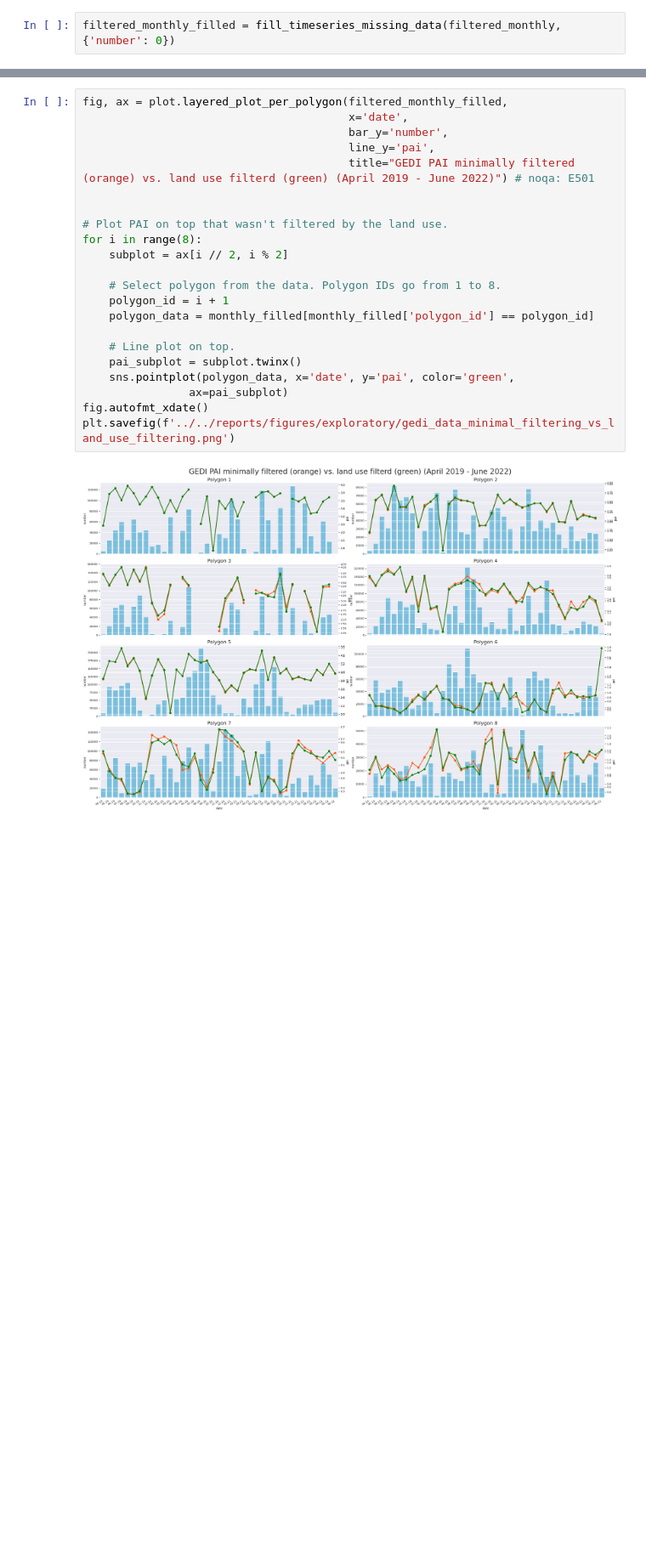
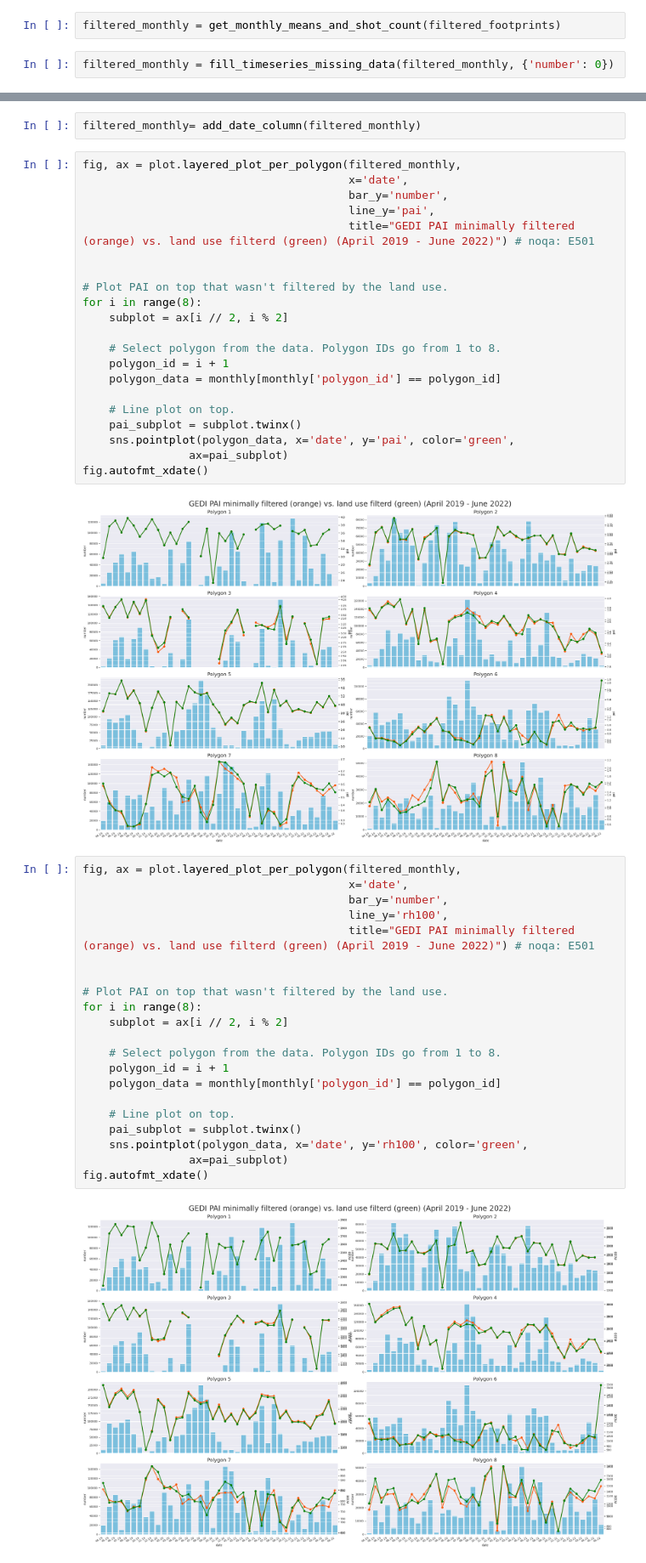
Before and after one commit to 4C-Guided-Team-Challenge/drought-with-gedi, a Jupyter notebook: notebooks/exploratory/GEDIDataAnalytics.ipynb, the cells around one changed output, grey strips where cells are left out. Shown at 85% size. Drawn from its saved outputs; the diff is of its cells as text; blank space fills up the shorter version.

Commit message:
Cleans up variable names and aggregates code in methods. Adds rh100 graph as well

```diff
--- a/notebooks/exploratory/GEDIDataAnalytics.ipynb
+++ b/notebooks/exploratory/GEDIDataAnalytics.ipynb
@@ -160,2 +161,4 @@ filtered_monthly = filtered_shot_distribution.join(filtered_aggregate_pai).reset
+# %%
+filtered_monthly = get_monthly_means_and_shot_count(filtered_footprints)
 # %%
-filtered_monthly_filled = fill_timeseries_missing_data(filtered_monthly, {'number': 0})
+filtered_monthly = fill_timeseries_missing_data(filtered_monthly, {'number': 0})
@@ -185,5 +165,7 @@ fig.autofmt_xdate()
+# %%
+filtered_monthly= add_date_column(filtered_monthly)
 # %%
-fig, ax = plot.layered_plot_per_polygon(filtered_monthly_filled,
+fig, ax = plot.layered_plot_per_polygon(filtered_monthly,
                                         x='date',
                                         bar_y='number',
                                         line_y='pai',
@@ -196,13 +178,35 @@ for i in range(8):
 
     # Select polygon from the data. Polygon IDs go from 1 to 8.
     polygon_id = i + 1
-    polygon_data = monthly_filled[monthly_filled['polygon_id'] == polygon_id]
+    polygon_data = monthly[monthly['polygon_id'] == polygon_id]
 
     # Line plot on top.
     pai_subplot = subplot.twinx()
     sns.pointplot(polygon_data, x='date', y='pai', color='green',
                 ax=pai_subplot)
 fig.autofmt_xdate()
-plt.savefig(f'../../reports/figures/exploratory/gedi_data_minimal_filtering_vs_land_use_filtering.png')
 # %% [output]
 [figure]
+# %%
+fig, ax = plot.layered_plot_per_polygon(filtered_monthly,
+                                        x='date',
+                                        bar_y='number',
+                                        line_y='rh100',
+                                        title="GEDI PAI minimally filtered (orange) vs. land use filterd (green) (April 2019 - June 2022)") # noqa: E501
+
+
+# Plot PAI on top that wasn't filtered by the land use.
+for i in range(8):
+    subplot = ax[i // 2, i % 2]
+
+    # Select polygon from the data. Polygon IDs go from 1 to 8.
+    polygon_id = i + 1
+    polygon_data = monthly[monthly['polygon_id'] == polygon_id]
+
+    # Line plot on top.
+    pai_subplot = subplot.twinx()
+    sns.pointplot(polygon_data, x='date', y='rh100', color='green',
+                ax=pai_subplot)
+fig.autofmt_xdate()
+# %% [output]
+[figure, added]
```
Also changed, not shown: parts of 15 cells of this notebook.
